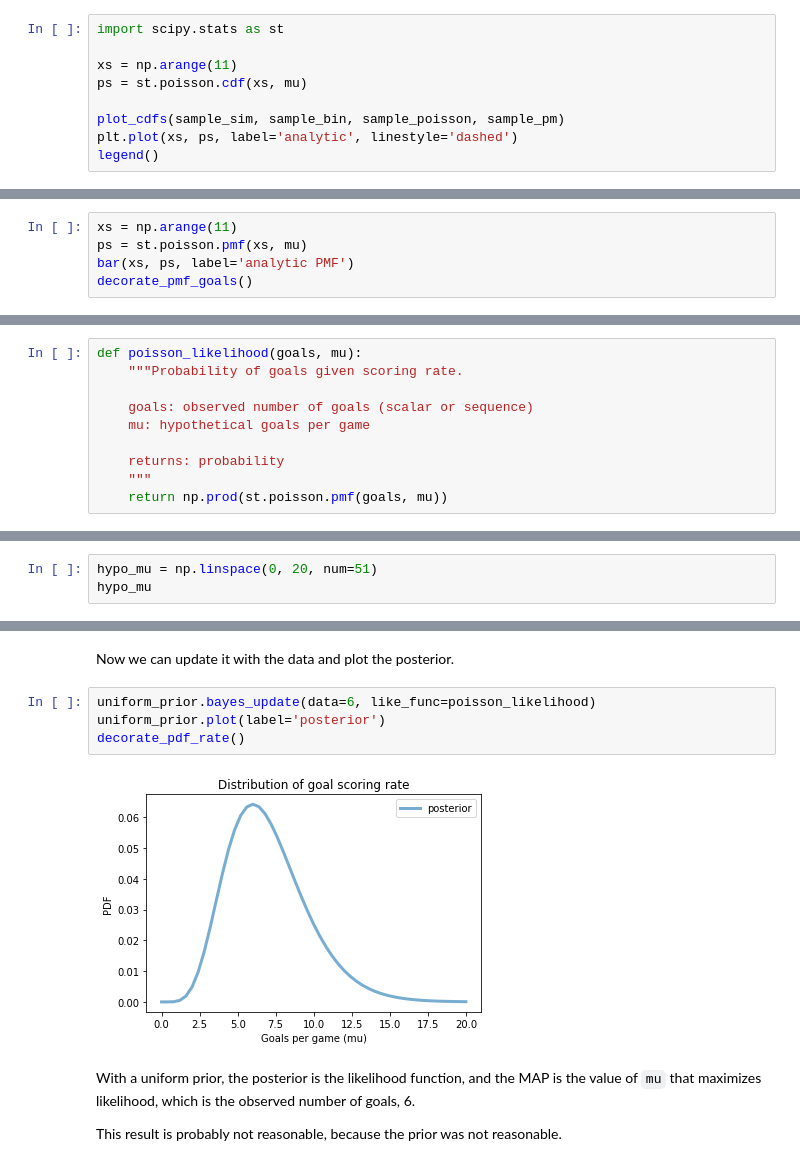
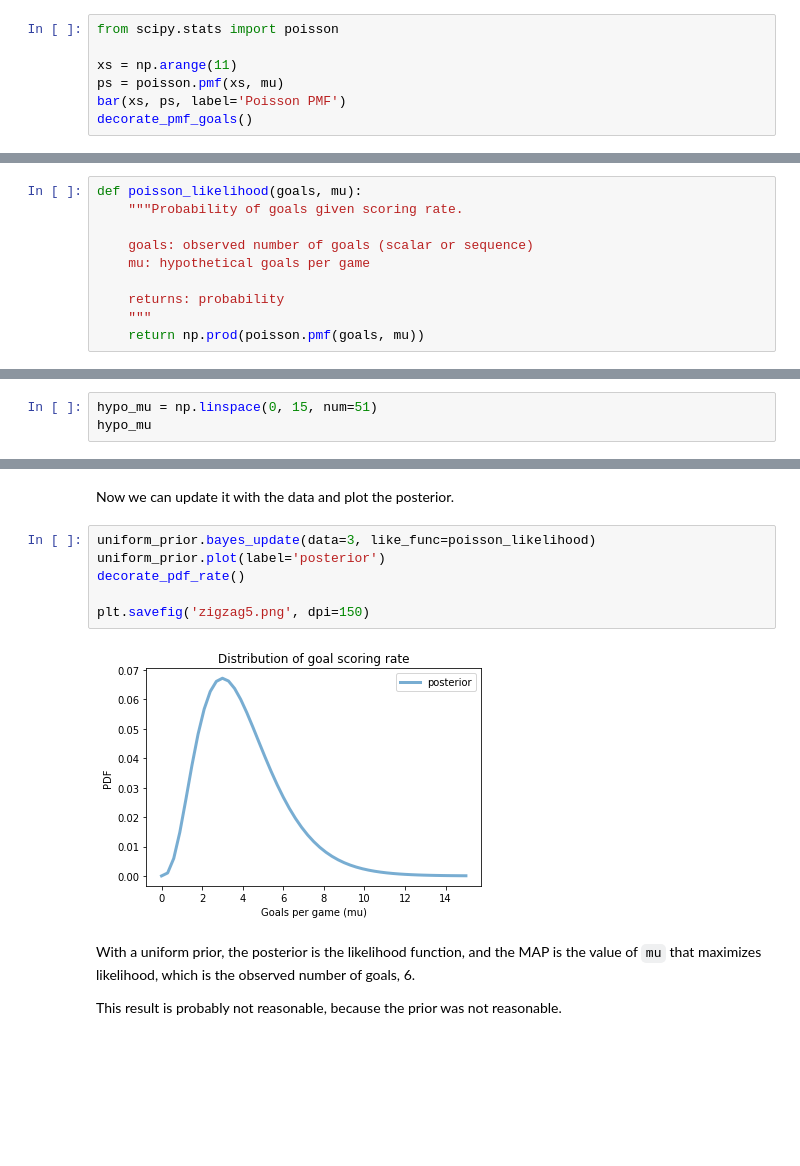
Before and after one commit to AllenDowney/BayesMadeSimple, a Jupyter notebook: zigzag2.ipynb, the cells around one changed output, grey strips where cells are left out. Saved outputs shown, nothing was run; the diff lists cells and outputs as text; blank space fills up the shorter version.

```diff
--- a/zigzag2.ipynb
+++ b/zigzag2.ipynb
@@ -275,10 +219,8 @@ One of the nice things about the Poisson distribution is that we can compute its
 # %%
-import scipy.stats as st
+from scipy.stats import poisson
 
 xs = np.arange(11)
-ps = st.poisson.cdf(xs, mu)
-
-plot_cdfs(sample_sim, sample_bin, sample_poisson, sample_pm)
-plt.plot(xs, ps, label='analytic', linestyle='dashed')
-legend()
+ps = poisson.pmf(xs, mu)
+bar(xs, ps, label='Poisson PMF')
+decorate_pmf_goals()
 # %% [output]
@@ -288,5 +227,0 @@ And we can use the PMF to compute the probability of any given outcome.  Here's
-# %%
-xs = np.arange(11)
-ps = st.poisson.pmf(xs, mu)
-bar(xs, ps, label='analytic PMF')
-decorate_pmf_goals()
@@ -303,7 +236,7 @@ def poisson_likelihood(goals, mu):
 
     returns: probability
     """
-    return np.prod(st.poisson.pmf(goals, mu))
+    return np.prod(poisson.pmf(goals, mu))
 # %% [markdown]
 Here's the probability of scoring 6 goals in a game if the long-term rate is 2.7 goals per game.
 # %%
@@ -367,6 +300,6 @@ def decorate_pdf_rate():
 # %% [markdown]
 I'll start with a uniform prior just to keep things simple.  We'll choose a better prior later.
 # %%
-hypo_mu = np.linspace(0, 20, num=51)
+hypo_mu = np.linspace(0, 15, num=51)
 hypo_mu
 # %% [output]
@@ -387,11 +322,13 @@ decorate_pdf_rate()
 # %% [markdown]
 Now we can update it with the data and plot the posterior.
 # %%
-uniform_prior.bayes_update(data=6, like_func=poisson_likelihood)
+uniform_prior.bayes_update(data=3, like_func=poisson_likelihood)
 uniform_prior.plot(label='posterior')
 decorate_pdf_rate()
+
+plt.savefig('zigzag5.png', dpi=150)
 # %% [output]
-[figure, old version]
+[figure, new version]
 # %% [markdown]
 With a uniform prior, the posterior is the likelihood function, and the MAP is the value of `mu` that maximizes likelihood, which is the observed number of goals, 6.
 
```
Also changed, not shown: parts of 164 cells of this notebook.
